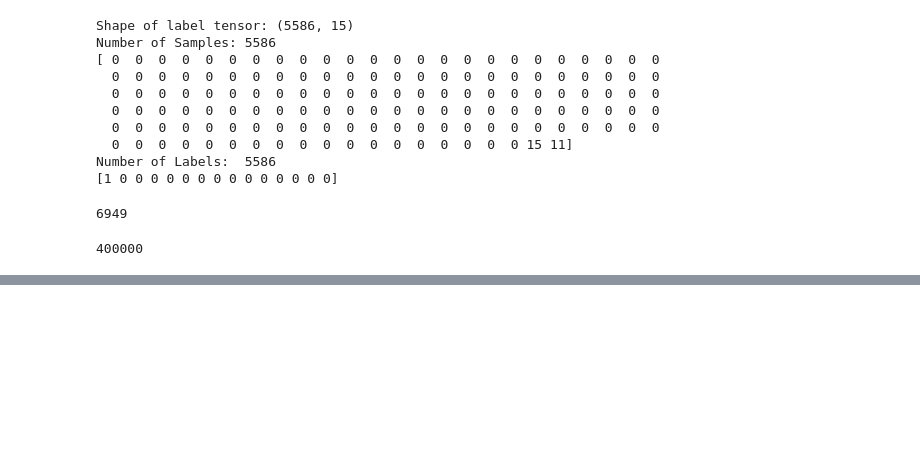
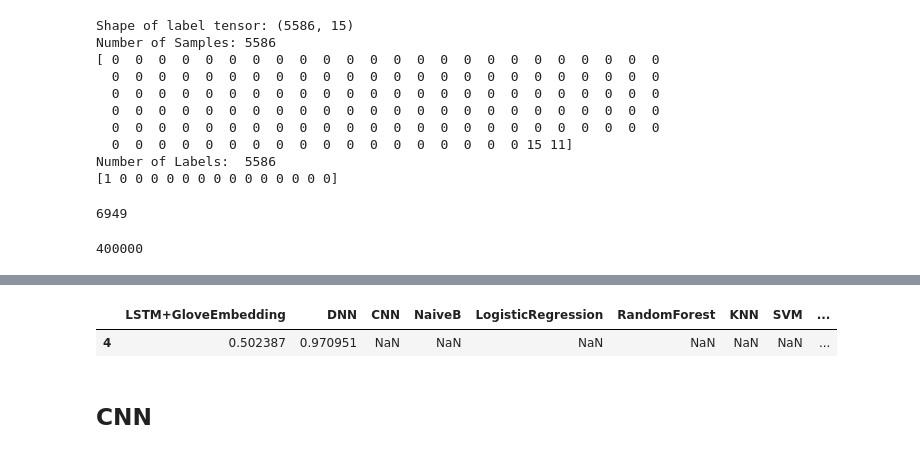
Before and after one commit to cibaca/nlp-automatic-ticket-system, a Jupyter notebook: nlp-automatic-ticket-model.ipynb, the cells around one changed output, grey strips where cells are left out. Cells and saved outputs as stored; diff of their text form; code cells hidden in the pictures; blank space fills up the shorter version.

```diff
--- a/nlp-automatic-ticket-model.ipynb
+++ b/nlp-automatic-ticket-model.ipynb
@@ -1365,0 +1191,6 @@ from keras.callbacks import EarlyStopping
+# %%
+X_train, X_test, y_train, y_test = train_test_split(x, Y, test_size=0.3, random_state=4)
+# %%
+num_classes = 15
+max_words = len(tokenizer.word_index) + 1
+maxlen = 200
@@ -1365,0 +1216,28 @@ from keras.callbacks import EarlyStopping
+# %%
+from keras.models import load_model
+from keras.models import Sequential
+from keras.layers import Dense, Embedding, GlobalMaxPool1D, Dropout
+from keras.optimizers import Adam
+from keras.callbacks import ReduceLROnPlateau, EarlyStopping, ModelCheckpoint
+import tensorflow as tf
+
+model = Sequential()
+model.add(Embedding(max_words, 20, input_length=maxlen))
+#model.add(Dropout(0.2))
+model.add(GlobalMaxPool1D())
+model.add(Dense(num_classes, activation='sigmoid'))
+
+model.compile(optimizer=Adam(0.015), loss='binary_crossentropy', metrics=[tf.keras.metrics.AUC()])
+callbacks = [
+    ReduceLROnPlateau(),
+    #EarlyStopping(patience=10),
+    ModelCheckpoint(filepath='model-simple.h5', save_best_only=True)
+]
+
+
+history = model.fit(X_train, y_train,
+                    class_weight=class_weights,
+                    epochs=30,
+                    batch_size=32,
+                    validation_split=0.3,
+                    callbacks=callbacks)
@@ -1365,0 +1262,4 @@ from keras.callbacks import EarlyStopping
+# %%
+cnn_model = model
+metrics = cnn_model.evaluate(X_test, y_test)
+print("{}: {}".format(cnn_model.metrics_names[1], metrics[1]))
@@ -1365,0 +1269,8 @@ from keras.callbacks import EarlyStopping
+# %%
+results.loc[4,'DNN'] = metrics[1]
+results
+# %% [output]
+|  | LSTM+GloveEmbedding | DNN | CNN | NaiveB | LogisticRegression | RandomForest | KNN | SVM | ... |
+| 4 | 0.502387 | 0.970951 | NaN | NaN | NaN | NaN | NaN | NaN | ... |
+# %% [markdown]
+## CNN
```
Also changed, not shown: parts of 186 cells of this notebook.
